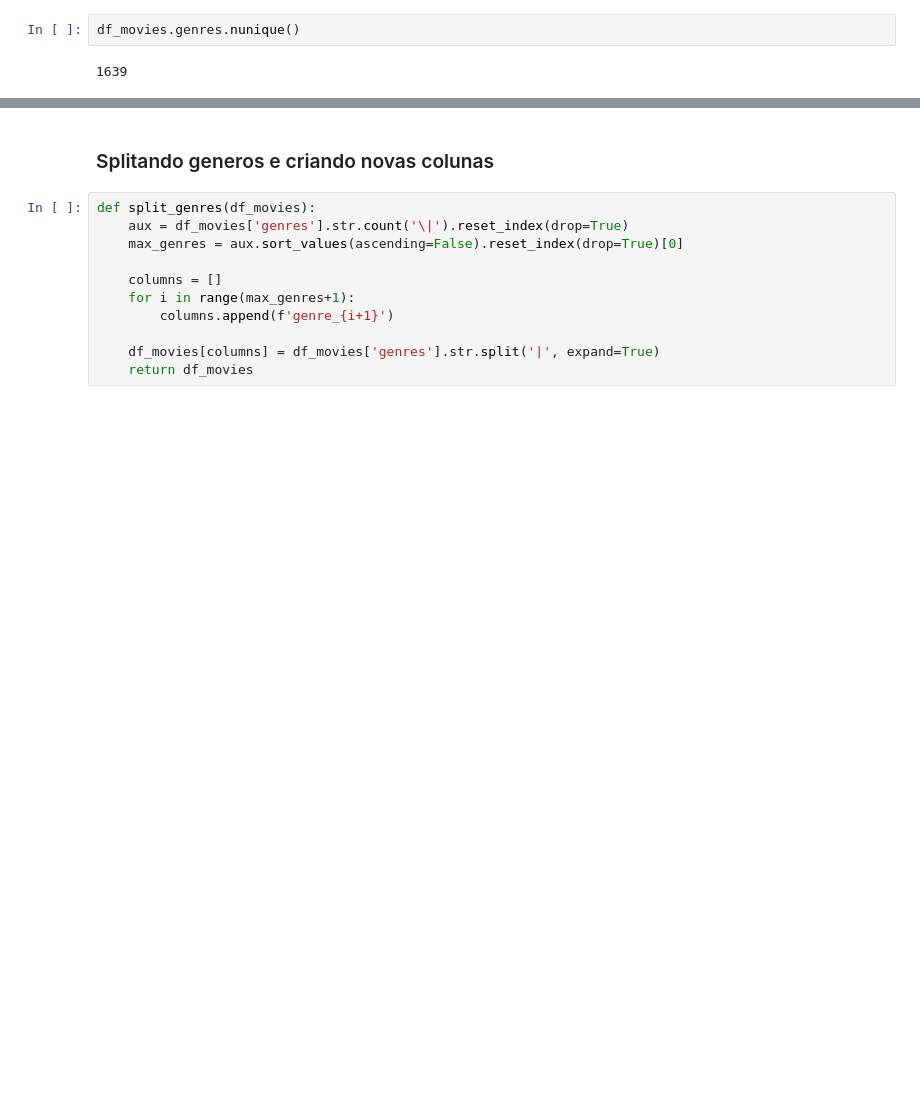
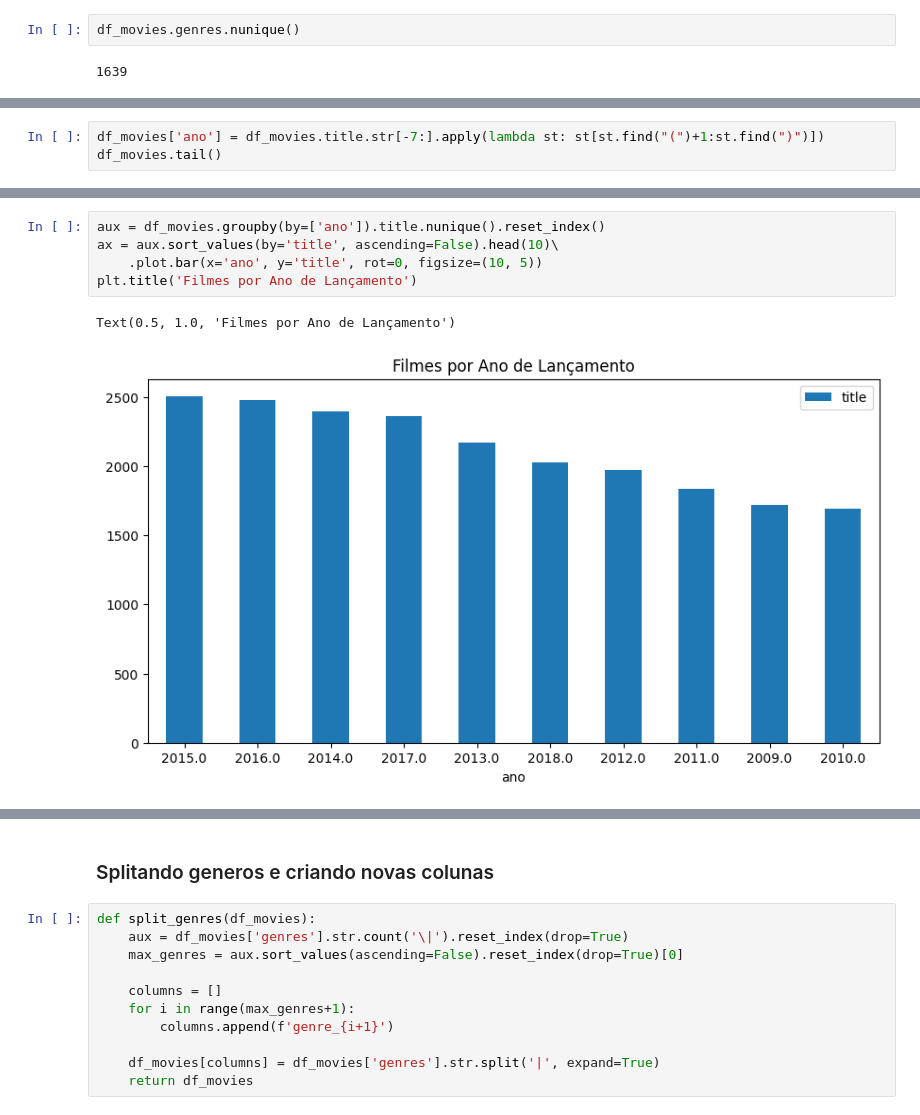
Before and after one commit to marromcruz/projeto-interdisciplinar-ifsp, a Jupyter notebook: eda.ipynb, the cells around one changed output, grey strips where cells are left out. Drawn from its saved outputs; the diff is of its cells as text; blank space fills up the shorter version.

```diff
--- a/eda.ipynb
+++ b/eda.ipynb
@@ -136,0 +148,3 @@ df_movies.genres.nunique()
+# %%
+df_movies['ano'] = df_movies.title.str[-7:].apply(lambda st: st[st.find("(")+1:st.find(")")])
+df_movies.tail()
@@ -136,0 +195,8 @@ df_movies.genres.nunique()
+# %%
+aux = df_movies.groupby(by=['ano']).title.nunique().reset_index()
+ax = aux.sort_values(by='title', ascending=False).head(10)\
+    .plot.bar(x='ano', y='title', rot=0, figsize=(10, 5))
+plt.title('Filmes por Ano de Lançamento')
+# %% [output]
+Text(0.5, 1.0, 'Filmes por Ano de Lançamento')
+[figure, added]
```
Also changed, not shown: parts of 16 cells of this notebook.
